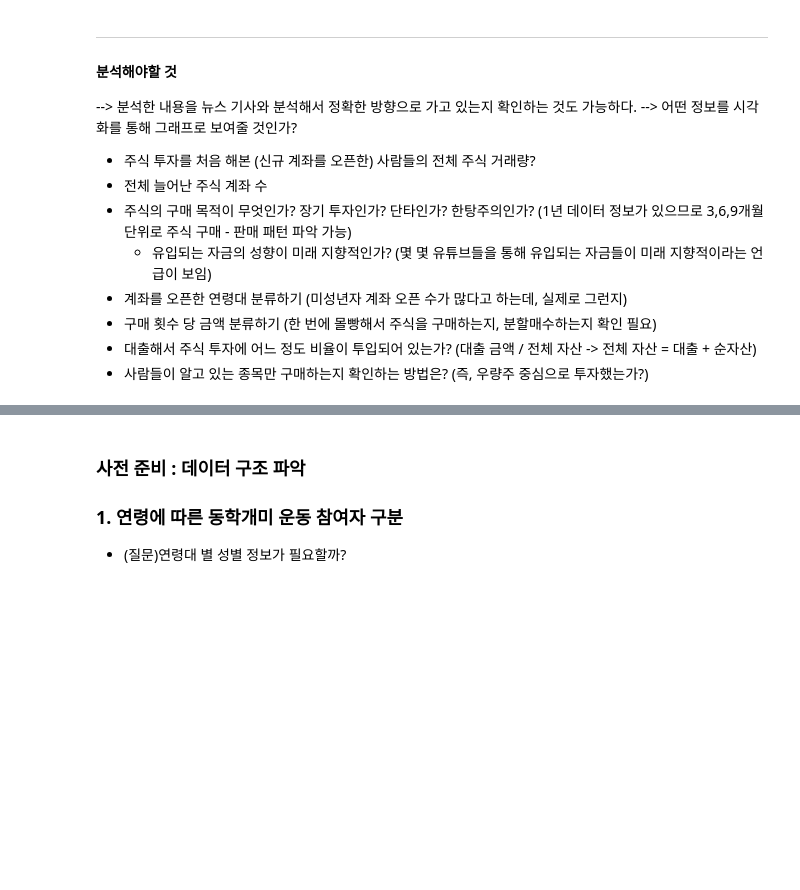
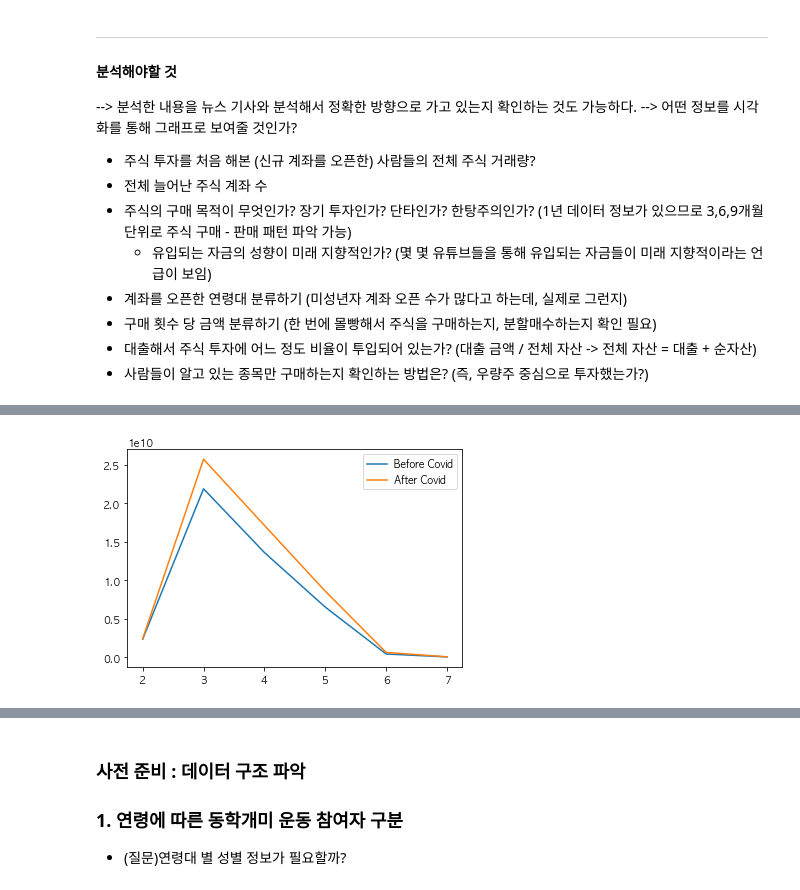
Before and after one commit to RyanKor/financial-data-competition-2021, a Jupyter notebook: Financial Data Competition 2021.ipynb, the cells around one changed output, grey strips where cells are left out. Cells and saved outputs as stored; diff of their text form; code cells hidden in the pictures; blank space fills up the shorter version.

```diff
--- a/Financial Data Competition 2021.ipynb
+++ b/Financial Data Competition 2021.ipynb
@@ -134,0 +208,9 @@ shinhan_bank.head()
+# %%
+# 코로나 전 직장인 임금 비교
+before_covid_income = shinhan_bank[(shinhan_bank["기준년월"]>=201903)
+                                &(shinhan_bank["기준년월"]<202003)&
+                                  (shinhan_bank["직장인여부"]==1)].groupby("나이")["급여입금"].sum()
+after_covid_income = shinhan_bank[(shinhan_bank["기준년월"]>201909)
+                                &(shinhan_bank["기준년월"]<202103)&
+                                  (shinhan_bank["직장인여부"]==1)].groupby("나이")["급여입금"].sum()
+before_covid_income, after_covid_income
@@ -134,0 +234,7 @@ shinhan_bank.head()
+# %%
+plt.plot(before_covid_income)
+plt.plot(after_covid_income)
+plt.legend(['Before Covid', 'After Covid'])
+plt.show()
+# %% [output]
+[figure, added]
```
Also changed, not shown: parts of 34 cells of this notebook.
